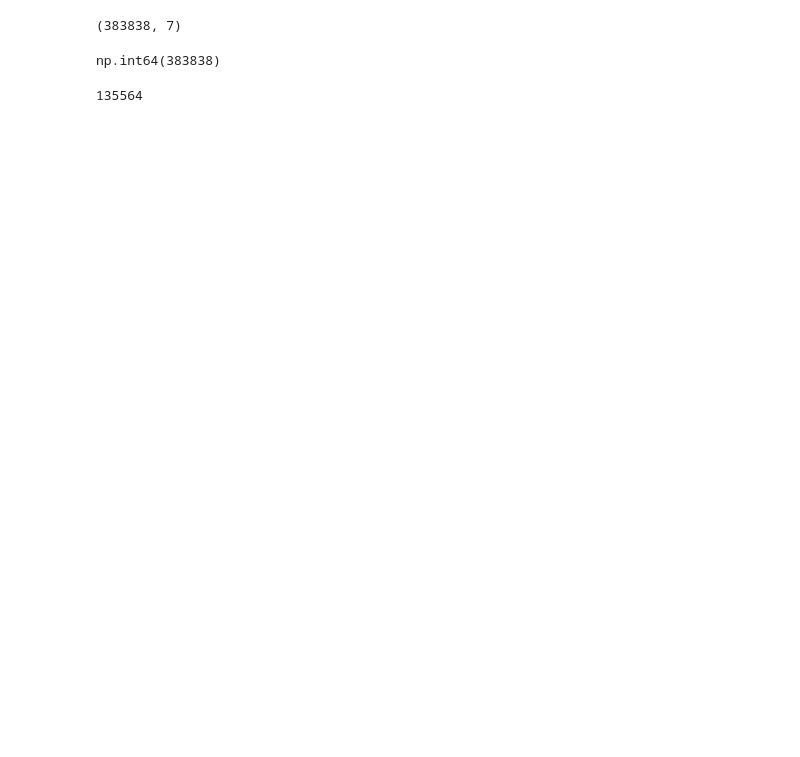
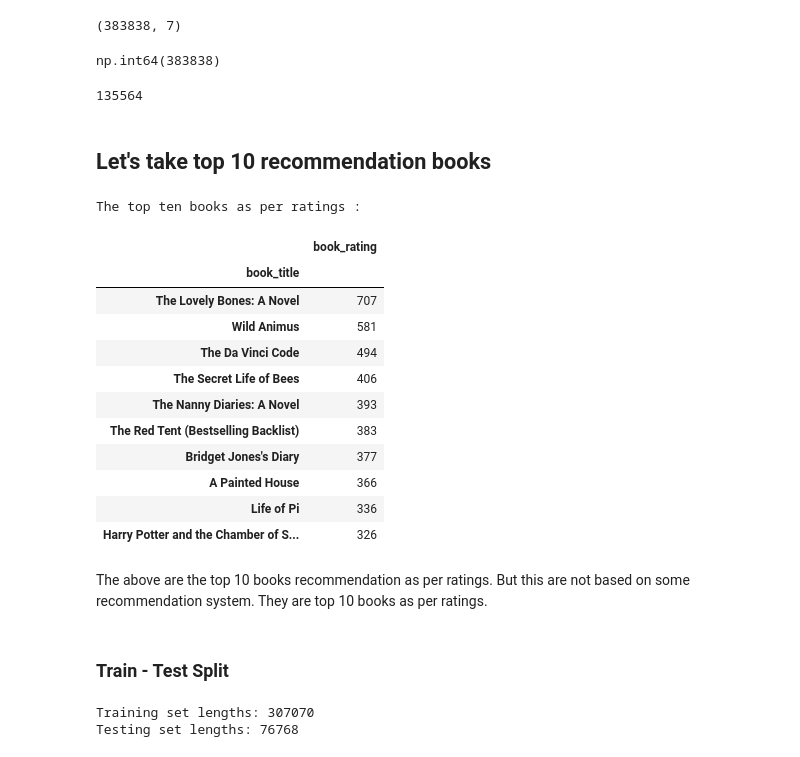
Before and after one commit to Prathamesshh/AI-Based-Book-Recommendation, a Jupyter notebook: model.ipynb, the cells around one changed output. Drawn from its saved outputs; the diff is of its cells as text; code cells hidden in the pictures; blank space fills up the shorter version.

```diff
--- a/model.ipynb
+++ b/model.ipynb
@@ -468,3 +468,29 @@ np.int64(383838)
 new_book_df['book_title'].nunique()
 # %% [output]
 135564
+# %% [markdown]
+## Let's take top 10 recommendation books
+# %%
+# top ten books as per book ratings and recommendation
+top_ten_books= pd.DataFrame(new_book_df.groupby('book_title')['book_rating'].count()
+                         .sort_values(ascending=False).head(10))
+print('The top ten books as per ratings : ')
+top_ten_books
+# %% [output]
+The top ten books as per ratings :
+|  | book_rating |
+| book_title |  |
+| The Lovely Bones: A Novel | 707 |
+| Wild Animus | 581 |
+| The Da Vinci Code | 494 |
+| The Secret Life of Bees | 406 |
+| The Nanny Diaries: A Novel | 393 |
+| The Red Tent (Bestselling Backlist) | 383 |
+| Bridget Jones's Diary | 377 |
+| A Painted House | 366 |
+| Life of Pi | 336 |
+| Harry Potter and the Chamber of S... | 326 |
+# %% [markdown]
+The above are the top 10 books recommendation as per ratings. But this are not based on some recommendation system. They are top 10 books as per ratings.
+# %% [markdown]
+### Train - Test Split
@@ -470,0 +500,6 @@ new_book_df['book_title'].nunique()
+# %%
+print(f'Training set lengths: {len(train_data)}')
+print(f'Testing set lengths: {len(test_data)}')
+# %% [output]
+Training set lengths: 307070
+Testing set lengths: 76768
```
Also changed, not shown: parts of 16 cells of this notebook.
